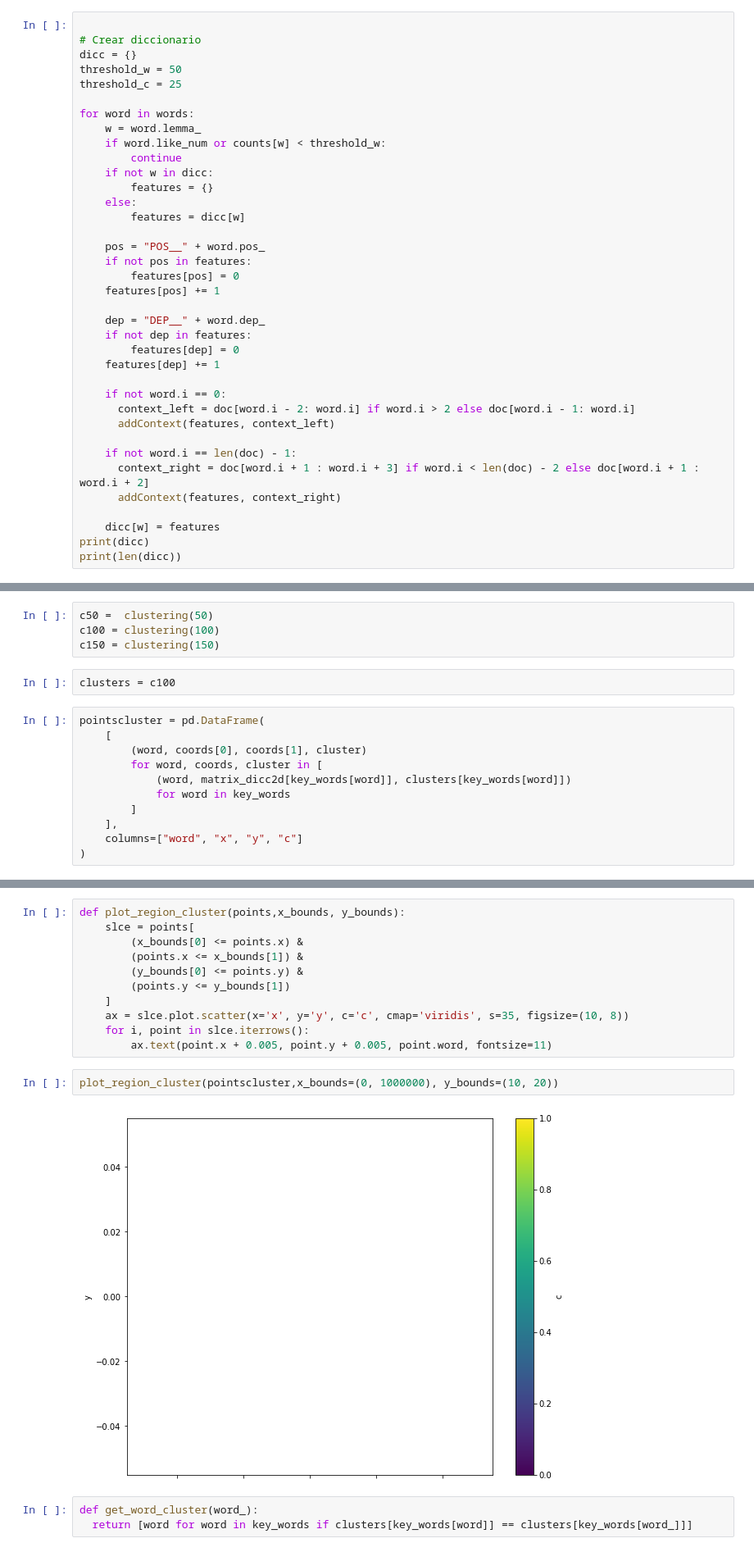
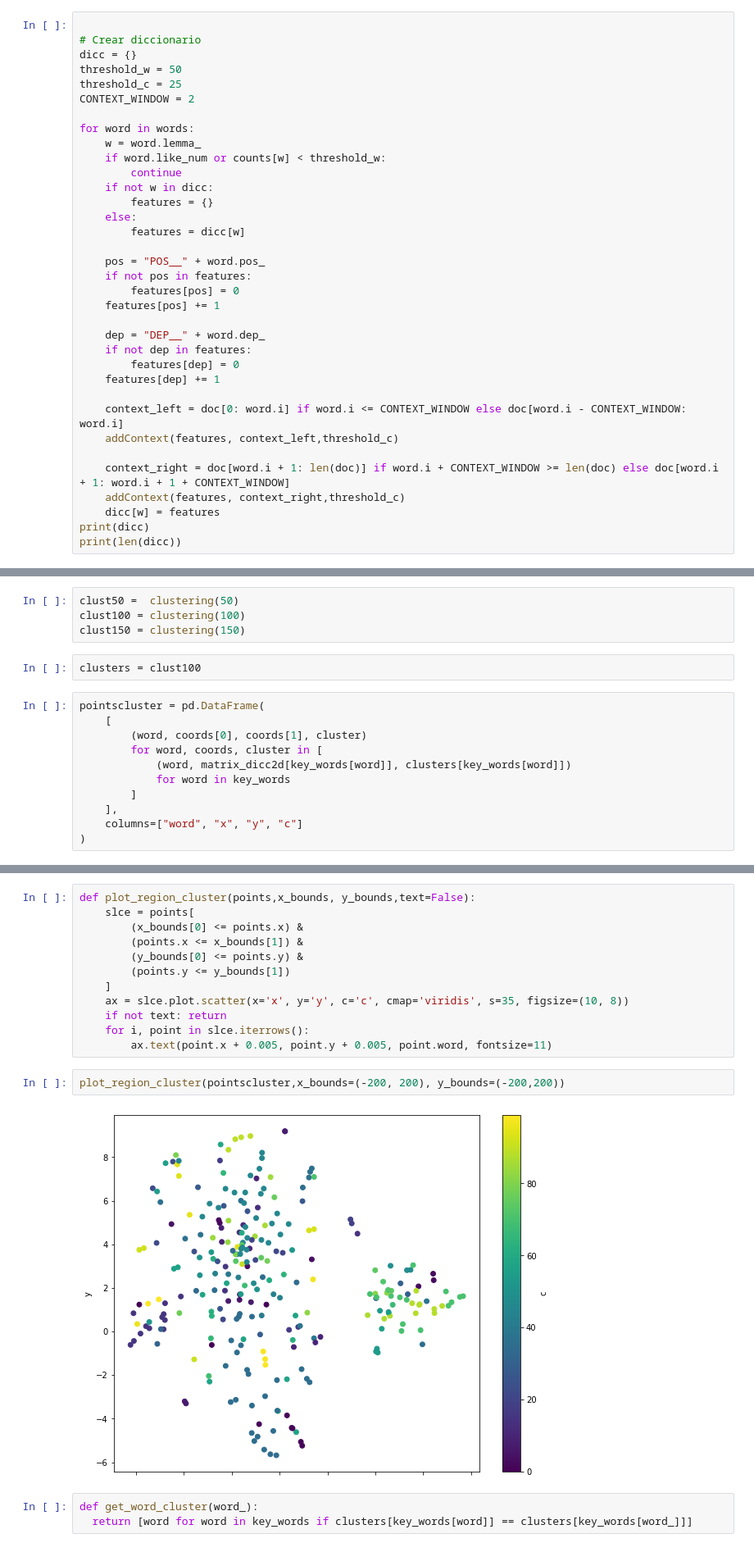
Before and after one commit to Mateo-os/clustering, a Jupyter notebook: Clustering.ipynb, the cells around one changed output, grey strips where cells are left out. Shown at 82% size. Saved outputs shown, nothing was run; the diff lists cells and outputs as text.

```diff
--- a/Clustering.ipynb
+++ b/Clustering.ipynb
@@ -100,6 +88,7 @@ def addContext(feature ,context):
 dicc = {}
 threshold_w = 50
 threshold_c = 25
+CONTEXT_WINDOW = 2
 
 for word in words:
     w = word.lemma_
@@ -120,14 +109,11 @@ for word in words:
         features[dep] = 0
     features[dep] += 1
 
-    if not word.i == 0:
-      context_left = doc[word.i - 2: word.i] if word.i > 2 else doc[word.i - 1: word.i]
-      addContext(features, context_left)
+    context_left = doc[0: word.i] if word.i <= CONTEXT_WINDOW else doc[word.i - CONTEXT_WINDOW: word.i]
+    addContext(features, context_left,threshold_c)
 
-    if not word.i == len(doc) - 1:
-      context_right = doc[word.i + 1 : word.i + 3] if word.i < len(doc) - 2 else doc[word.i + 1 : word.i + 2]
-      addContext(features, context_right)
-
+    context_right = doc[word.i + 1: len(doc)] if word.i + CONTEXT_WINDOW >= len(doc) else doc[word.i + 1: word.i + 1 + CONTEXT_WINDOW]
+    addContext(features, context_right,threshold_c)
     dicc[w] = features
 print(dicc)
 print(len(dicc))
@@ -195,11 +192,11 @@ def clustering(k):
     clusters = clusterer.cluster(red_matrix, True)
     return clusters
 # %%
-c50 =  clustering(50)
-c100 = clustering(100)
-c150 = clustering(150)
+clust50 =  clustering(50)
+clust100 = clustering(100)
+clust150 = clustering(150)
 # %%
-clusters = c100
+clusters = clust100
 # %%
 pointscluster = pd.DataFrame(
     [
@@ -219,5 +216,5 @@ pointscluster.plot.scatter(x='x', y='y', c='c', cmap='viridis', s=10, figsize=(2
 # %%
-def plot_region_cluster(points,x_bounds, y_bounds):
+def plot_region_cluster(points,x_bounds, y_bounds,text=False):
     slce = points[
         (x_bounds[0] <= points.x) &
         (points.x <= x_bounds[1]) &
@@ -225,12 +222,13 @@ def plot_region_cluster(points,x_bounds, y_bounds):
         (points.y <= y_bounds[1])
     ]
     ax = slce.plot.scatter(x='x', y='y', c='c', cmap='viridis', s=35, figsize=(10, 8))
+    if not text: return
     for i, point in slce.iterrows():
         ax.text(point.x + 0.005, point.y + 0.005, point.word, fontsize=11)
 # %%
-plot_region_cluster(pointscluster,x_bounds=(0, 1000000), y_bounds=(10, 20))
+plot_region_cluster(pointscluster,x_bounds=(-200, 200), y_bounds=(-200,200))
 # %% [output]
-[figure, old version]
+[figure, new version]
 # %%
 def get_word_cluster(word_):
   return [word for word in key_words if clusters[key_words[word]] == clusters[key_words[word_]]]
```
Also changed, not shown: parts of 29 cells of this notebook.
